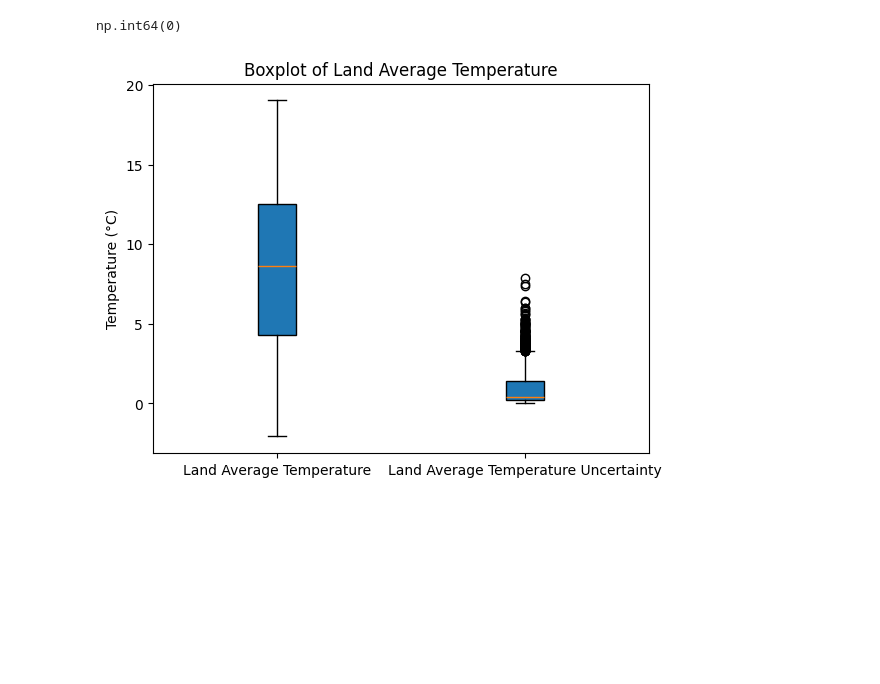
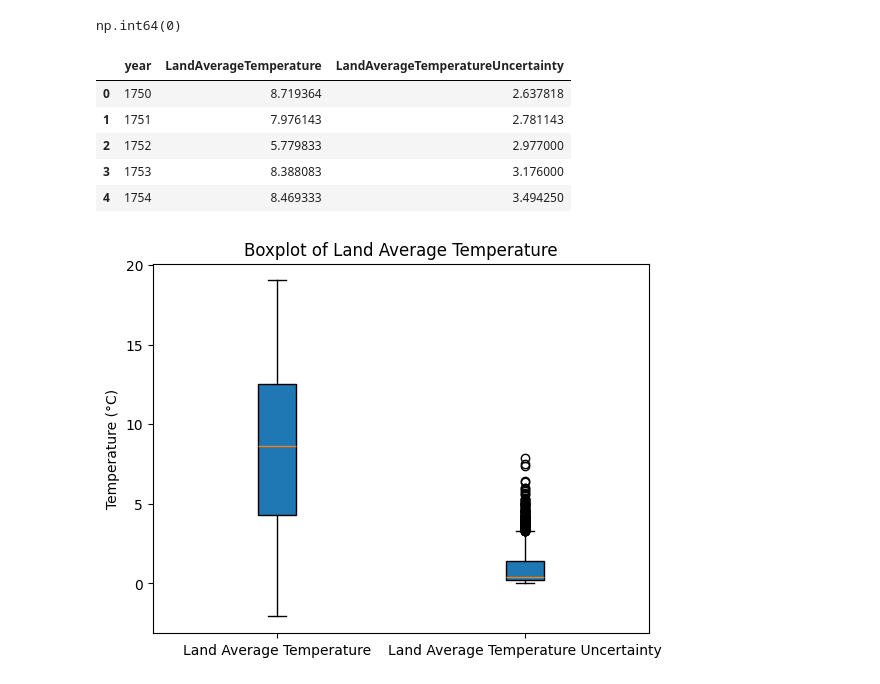
Before and after one commit to OloruntobiOlutola/Applied-Project, a Jupyter notebook: notebooks/app.ipynb, the cells around one changed output. Cells and saved outputs as stored; diff of their text form; code cells hidden in the pictures; blank space fills up the shorter version.

```diff
--- a/notebooks/app.ipynb
+++ b/notebooks/app.ipynb
@@ -112,6 +122,22 @@ df.head()
 df['dt'].duplicated().sum()
 # %% [output]
 np.int64(0)
+# %%
+# Group data by year
+annual = (
+    df.groupby('year')[['LandAverageTemperature','LandAverageTemperatureUncertainty']]
+    .mean()
+    .reset_index()
+)
+
+annual.head()
+# %% [output]
+|  | year | LandAverageTemperature | LandAverageTemperatureUncertainty |
+| 0 | 1750 | 8.719364 | 2.637818 |
+| 1 | 1751 | 7.976143 | 2.781143 |
+| 2 | 1752 | 5.779833 | 2.977000 |
+| 3 | 1753 | 8.388083 | 3.176000 |
+| 4 | 1754 | 8.469333 | 3.494250 |
 # %%
 plt.boxplot(x=df[['LandAverageTemperature', 'LandAverageTemperatureUncertainty']], vert=True, patch_artist=True, labels=['Land Average Temperature', 'Land Average Temperature Uncertainty'])
 plt.title('Boxplot of Land Average Temperature')
```
Also changed, not shown: parts of 5 cells of this notebook, 1 other file.
